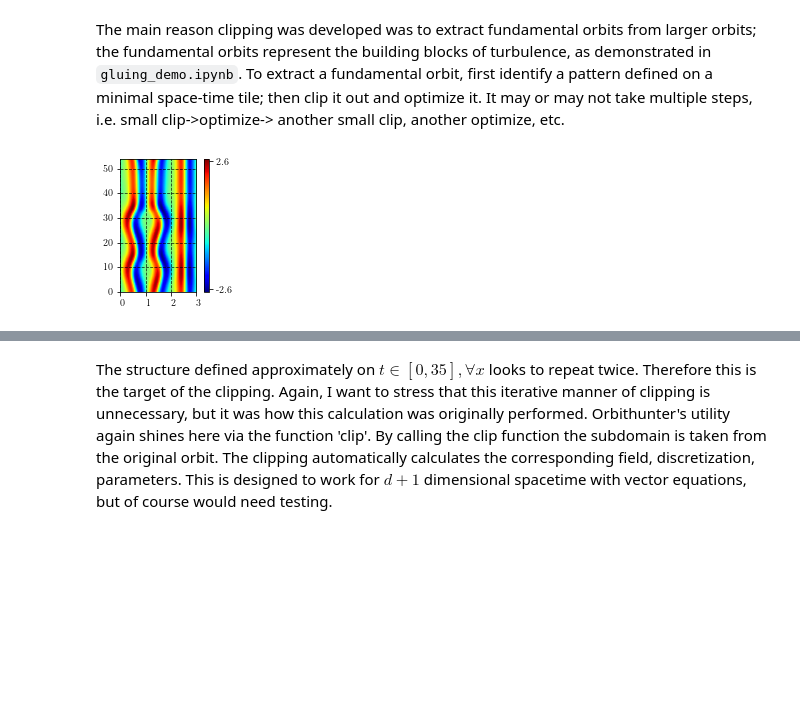
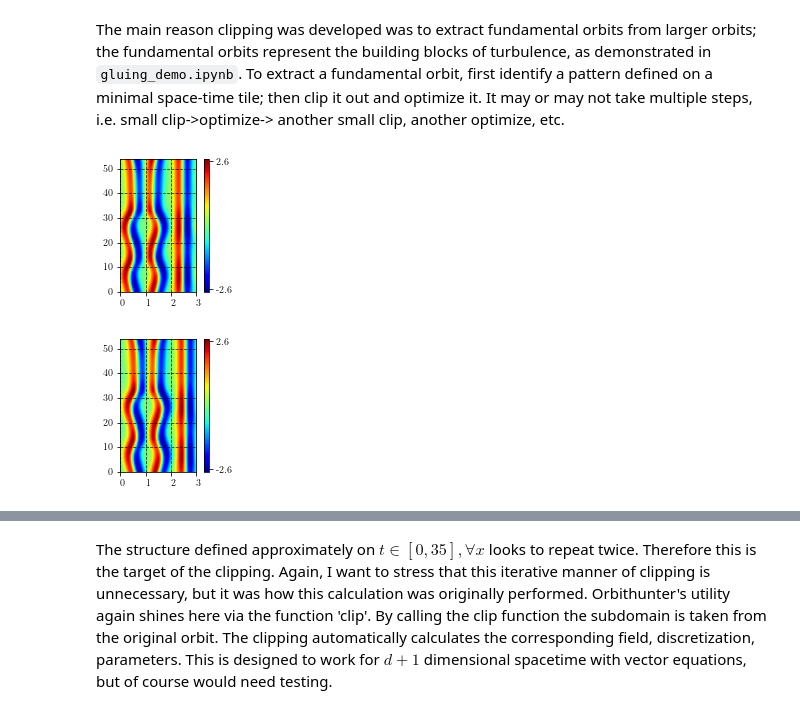
Before and after one commit to chaotic-systems/orbithunter, a Jupyter notebook: notebooks/clipping_demo.ipynb, the cells around one changed output, grey strips where cells are left out. Saved outputs shown, nothing was run; the diff lists cells and outputs as text; code cells hidden in the pictures; blank space fills up the shorter version.

```diff
--- a/notebooks/clipping_demo.ipynb
+++ b/notebooks/clipping_demo.ipynb
@@ -114,7 +99,9 @@ orbit, first identify a pattern defined on a minimal space-time tile; then clip
 not take multiple steps, i.e. small clip->optimize-> another small clip, another optimize, etc.
 # %%
 # small vanity rotations to make clipping easier
-orbit_ = read_h5('OrbitKS_T54p129_L26p744.h5', directory='../data/ks/examples/', basis='modes').rotate(0.1, axis=1).rotate(2, axis=0).reshape(512,512)
+orbit_ = read_h5('../data//local/OrbitKS.h5', 't54p126_x26p744')#.rotate(0.1, axis=1).rotate(2, axis=0).reshape(512,512)
 orbit_.plot()
+orbit_.rotate(1, axis=1).plot()
 # %% [output]
-[figure, old version]
+[figure, new version]
+[figure, added]
```
Also changed, not shown: parts of 18 cells of this notebook, 6 other files.
